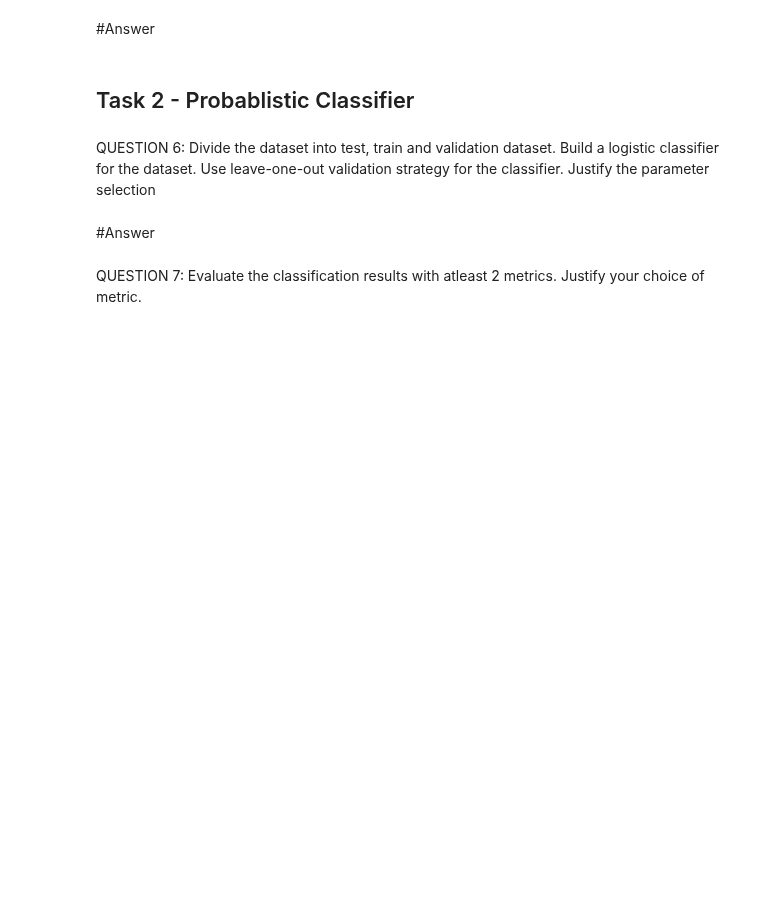
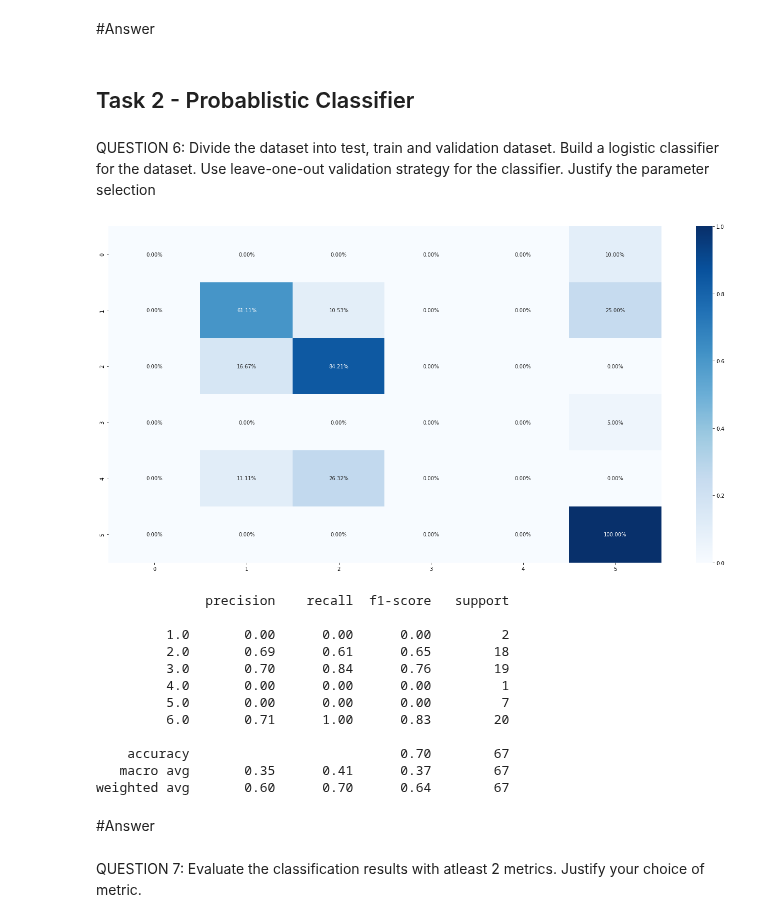
Before and after one commit to tamarvooijs/Applied-Machine-Learning, a Jupyter notebook: Week3/Assignment3_16.ipynb, the cells around one changed output. Cells and saved outputs as stored; diff of their text form; code cells hidden in the pictures; blank space fills up the shorter version.

```diff
--- a/Week3/Assignment3_16.ipynb
+++ b/Week3/Assignment3_16.ipynb
@@ -196,3 +194,31 @@ QUESTION 6: Divide the dataset into test, train and validation dataset. Build a
+# %%
+from sklearn.model_selection import train_test_split
+from sklearn.metrics import classification_report
+X = np.stack(dataset['travel_time_resized'])
+Y = dataset['label']
+rand_seed = 1
+X_train, _X, Y_train, _Y = train_test_split(X, Y, train_size=0.5, stratify=Y, random_state=rand_seed)
+X_validate, X_test, Y_validate, Y_test = train_test_split(_X, _Y, train_size=0.5, stratify=_Y, random_state=rand_seed)
+# %%
+from sklearn.neighbors import KNeighborsClassifier
+knn = KNeighborsClassifier(n_neighbors=50, weights='distance')
+knn.fit(X_train, Y_train)
+Ypred_test = knn.predict(X_test)
+show_conf_matrix(Y_test, Ypred_test)
+# %% [output]
+[figure, added]
+              precision    recall  f1-score   support
+
+         1.0       0.00      0.00      0.00         2
+         2.0       0.69      0.61      0.65        18
+         3.0       0.70      0.84      0.76        19
+         4.0       0.00      0.00      0.00         1
+         5.0       0.00      0.00      0.00         7
+         6.0       0.71      1.00      0.83        20
+
+    accuracy                           0.70        67
+   macro avg       0.35      0.41      0.37        67
+weighted avg       0.60      0.70      0.64        67
 # %% [markdown]
 #Answer
 # %% [markdown]
```
Also changed, not shown: parts of 3 cells of this notebook.
